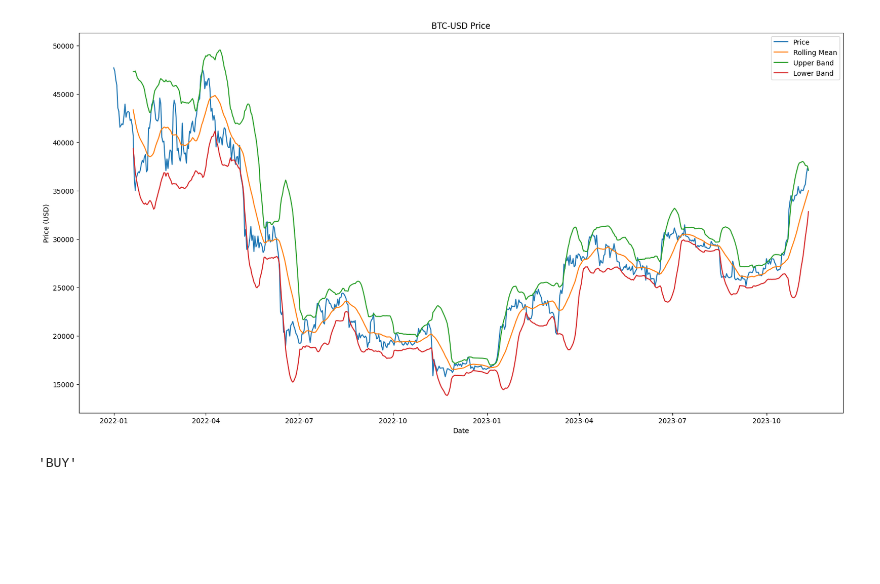
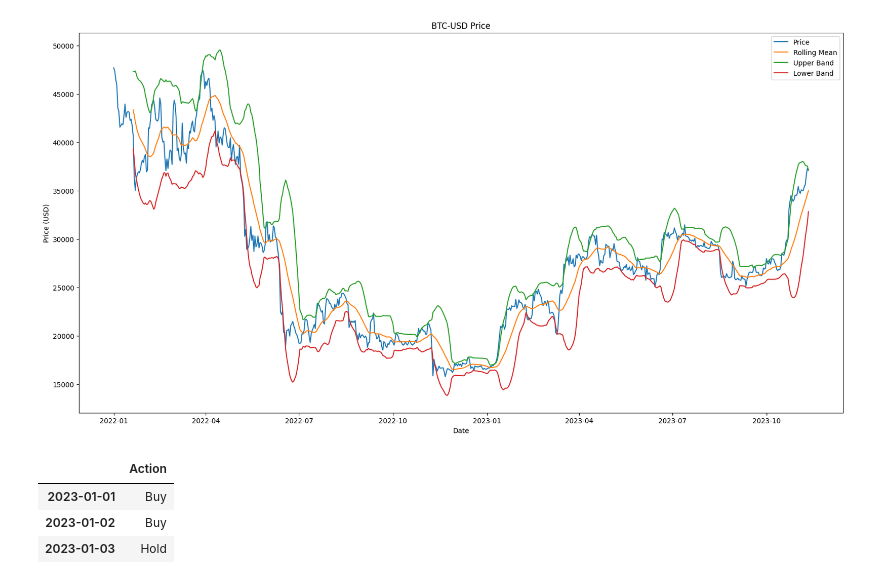
Before and after one commit to pahautelman/bitcoin-bot, a Jupyter notebook: bitcoin_data.ipynb, the cells around one changed output. Saved outputs shown, nothing was run; the diff lists cells and outputs as text; code cells hidden in the pictures; blank space fills up the shorter version.

```diff
--- a/bitcoin_data.ipynb
+++ b/bitcoin_data.ipynb
@@ -299,12 +315,40 @@ plt.legend()
 plt.show()
 # %% [output]
 [figure]
-# %%
-class Action():
-    BUY = 'BUY'
-    SELL = 'SELL'
-    HOLD = 'HOLD'
-
-Action.BUY
-# %% [output]
-'BUY'
+# %%
+class ActionSimple():
+    """
+    Class represents a simple action: Buy, Sell, or Hold.
+    """
+
+    BUY = 'Buy'
+    SELL = 'Sell'
+    HOLD = 'Hold'
+
+class Actions(DataFrame):
+
+    ACTION = "Action"
+
+    """
+    Class represents a list of actions.
+    Index is date of action.
+    """
+
+    def __init__(self, index, data):
+        if list(data.keys()) != [self.ACTION]:
+            raise Exception(f'Invalid columns. Expected {[self.ACTION]} but received {list(data.keys())}')
+
+        super().__init__(data, index=index, columns=[self.ACTION])
+
+actions = {
+    Actions.ACTION: [ActionSimple.BUY, ActionSimple.BUY, ActionSimple.HOLD],
+}
+actions_index = DatetimeIndex(['2023-01-01', '2023-01-02', '2023-01-03'])
+actions = Actions(actions_index, actions)
+
+actions
+# %% [output]
+|  | Action |
+| 2023-01-01 | Buy |
+| 2023-01-02 | Buy |
+| 2023-01-03 | Hold |
```
Also changed, not shown: parts of 8 cells of this notebook, 6 other files.
